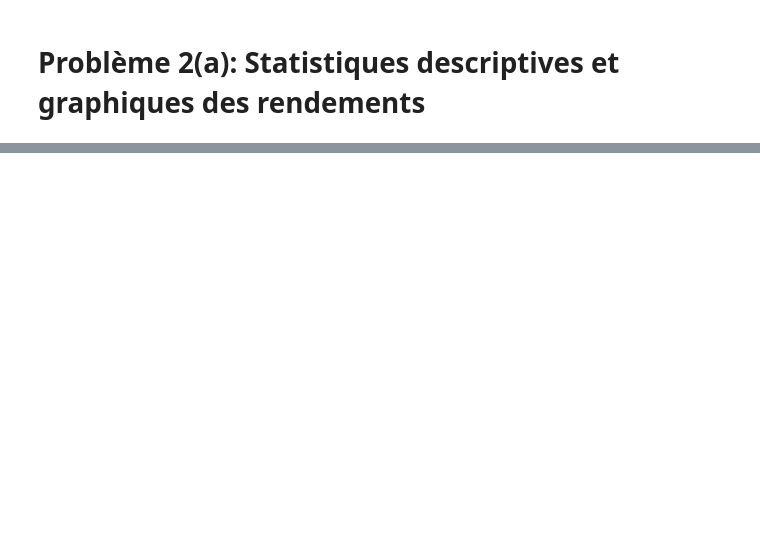
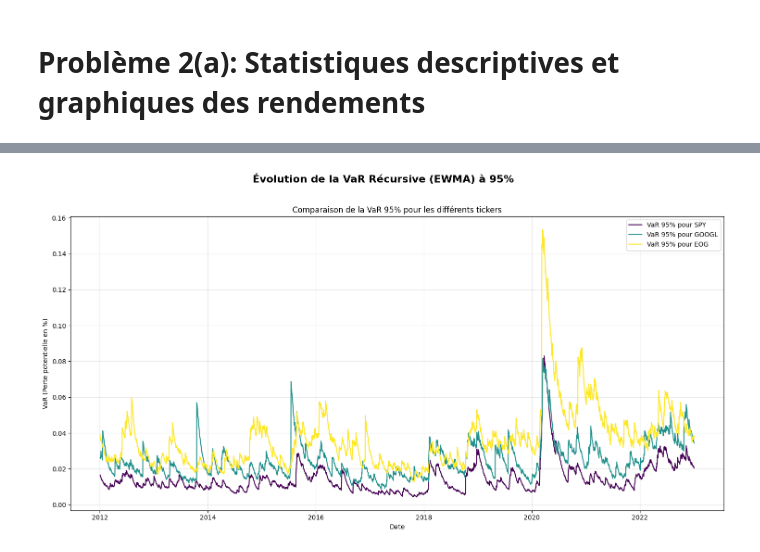
Before and after one commit to jeansimon18/Devoir-1-conom-trie, a Jupyter notebook: Problème 2 avec Yahoo.ipynb, the cells around one changed output, grey strips where cells are left out. Drawn from its saved outputs; the diff is of its cells as text; code cells hidden in the pictures; blank space fills up the shorter version.

```diff
--- a/Problème 2 avec Yahoo.ipynb
+++ b/Problème 2 avec Yahoo.ipynb
@@ -265,0 +456,85 @@ plt.show()
+# %%
+# --- Problème 2(d): VaR Récursive (Volatilité à pondération exponentielle) ---
+
+# Paramètres pour le modèle EWMA (Exponentially Weighted Moving Average)
+lambda_ewma = 0.94
+alphas_var = {'95%': 0.05, '99%': 0.01} # Niveaux de confiance à calculer
+
+# Préparer le DataFrame pour stocker les résultats
+df_var_recursive = df_clean.copy()
+df_var_recursive['ewma_vol'] = np.nan
+df_var_recursive['var_recursive_95'] = np.nan
+df_var_recursive['var_recursive_99'] = np.nan # Ajout pour la VaR 99%
+
+print("=== Calcul de la VaR Récursive (EWMA) pour les niveaux 95% et 99% ===\n")
+
+# Boucle sur chaque titre à analyser
+for ticker in tickers_analyse_b:
+    print(f"Traitement pour {ticker}...")
+
+    # Isoler les rendements pour le ticker
+    returns = df_var_recursive.loc[df_var_recursive['ticker'] == ticker, 'returns']
+
+    # Initialisation de la volatilité
+    vol_t_minus_1 = returns.std()
+
+    # Itérer sur les rendements pour calculer la volatilité EWMA
+    ewma_vol_series = []
+    for r_t_minus_1 in returns:
+        var_t = lambda_ewma * (vol_t_minus_1 ** 2) + (1 - lambda_ewma) * (r_t_minus_1 ** 2)
+        vol_t = np.sqrt(var_t)
+        ewma_vol_series.append(vol_t)
+        vol_t_minus_1 = vol_t
+
+    # Stocker la série de volatilité calculée
+    df_var_recursive.loc[df_var_recursive['ticker'] == ticker, 'ewma_vol'] = ewma_vol_series
+
+    # Calculer et stocker la VaR pour chaque niveau de confiance
+    # On suppose un rendement moyen de 0 pour simplifier
+    mu = returns.mean()
+    for label, alpha in alphas_var.items():
+        z_score = norm.ppf(alpha)
+        var_recursive = -(mu + np.array(ewma_vol_series) * z_score)
+
+        # Stocker la VaR dans la colonne correspondante
+        col_name = f'var_recursive_{label.replace("%", "")}'
+        df_var_recursive.loc[df_var_recursive['ticker'] == ticker, col_name] = var_recursive
+
+print("\nCalcul terminé. Génération des graphiques...")
+
+# --- Graphique 1: Évolution de la VaR Récursive (EWMA) à 95% ---
+fig, ax = plt.subplots(figsize=(15, 8))
+fig.suptitle('Évolution de la VaR Récursive (EWMA) à 95%', fontsize=16, fontweight='bold')
+
+colors = plt.cm.viridis(np.linspace(0, 1, len(tickers_analyse_b)))
+
+for i, ticker in enumerate(tickers_analyse_b):
+    data_ticker = df_var_recursive[df_var_recursive['ticker'] == ticker]
+    ax.plot(data_ticker['date'], data_ticker['var_recursive_95'],
+            linewidth=1.5, label=f'VaR 95% pour {ticker}', color=colors[i])
+
+ax.set_title('Comparaison de la VaR 95% pour les différents tickers')
+ax.set_ylabel('VaR (Perte potentielle en %)')
+ax.set_xlabel('Date')
+ax.legend()
+ax.grid(True, alpha=0.3)
+plt.tight_layout(rect=[0, 0, 1, 0.96])
+plt.show()
+
+# --- Graphique 2: Évolution de la VaR Récursive (EWMA) à 99% ---
+fig, ax = plt.subplots(figsize=(15, 8))
+fig.suptitle('Évolution de la VaR Récursive (EWMA) à 99%', fontsize=16, fontweight='bold')
+
+for i, ticker in enumerate(tickers_analyse_b):
+    data_ticker = df_var_recursive[df_var_recursive['ticker'] == ticker]
+    ax.plot(data_ticker['date'], data_ticker['var_recursive_99'],
+            linewidth=1.5, label=f'VaR 99% pour {ticker}', color=colors[i])
+
+ax.set_title('Comparaison de la VaR 99% pour les différents tickers')
+ax.set_ylabel('VaR (Perte potentielle en %)')
+ax.set_xlabel('Date')
+ax.legend()
+ax.grid(True, alpha=0.3)
+plt.tight_layout(rect=[0, 0, 1, 0.96])
+plt.show()
+# %% [output]
@@ -265,0 +548 @@ plt.show()
+[figure, added]
```
Also changed, not shown: parts of 9 cells of this notebook, 22 other files.
